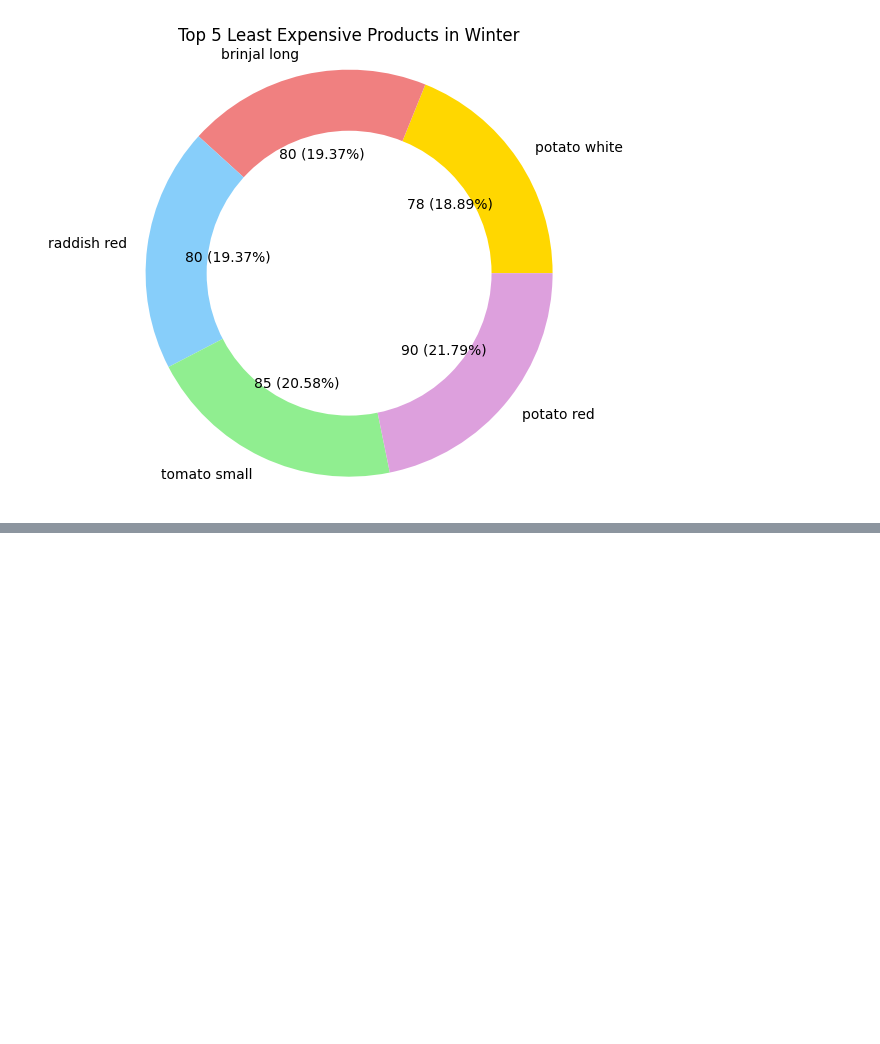
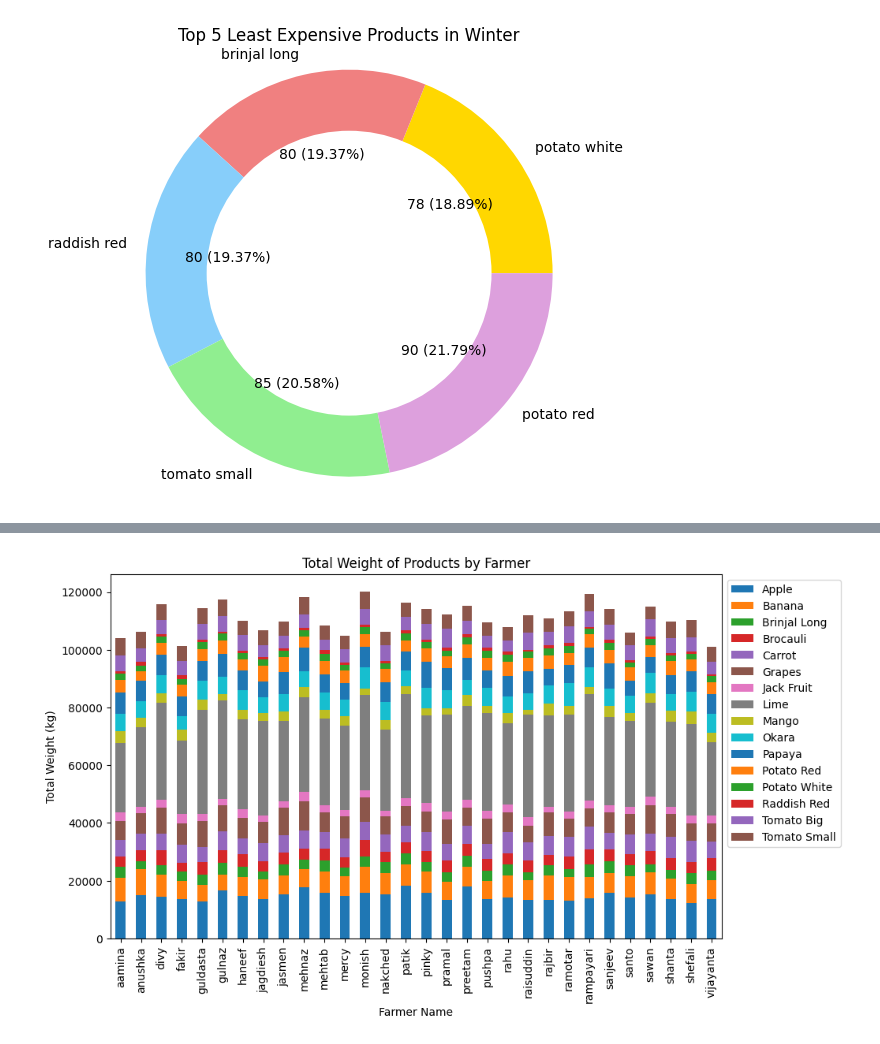
Before and after one commit to MihirRajak91/Warehouse, a Jupyter notebook: Analaysis.ipynb, the cells around one changed output, grey strips where cells are left out. Saved outputs shown, nothing was run; the diff lists cells and outputs as text; code cells hidden in the pictures; blank space fills up the shorter version.

```diff
--- a/Analaysis.ipynb
+++ b/Analaysis.ipynb
@@ -391,3 +390,5 @@ for season in max_price.index:
 [figure]
 [figure]
 [figure]
+# %%
+df = pd.read_csv("Farmer_dataPRICE.csv")
@@ -393,0 +404,2 @@ for season in max_price.index:
+# %%
+grouped_data = df.groupby(['Name', 'Product'])['Weight(kg)'].sum().unstack()
@@ -393,0 +427,10 @@ for season in max_price.index:
+# %%
+fig, ax = plt.subplots(figsize=(10, 6))
+grouped_data.plot(kind='bar', stacked=True, ax=ax)
+plt.xlabel('Farmer Name')
+plt.ylabel('Total Weight (kg)')
+plt.title('Total Weight of Products by Farmer')
+plt.legend(loc='upper left', bbox_to_anchor=(1, 1))
+plt.show()
+# %% [output]
+[figure, added]
```
Also changed, not shown: parts of 9 cells of this notebook.
